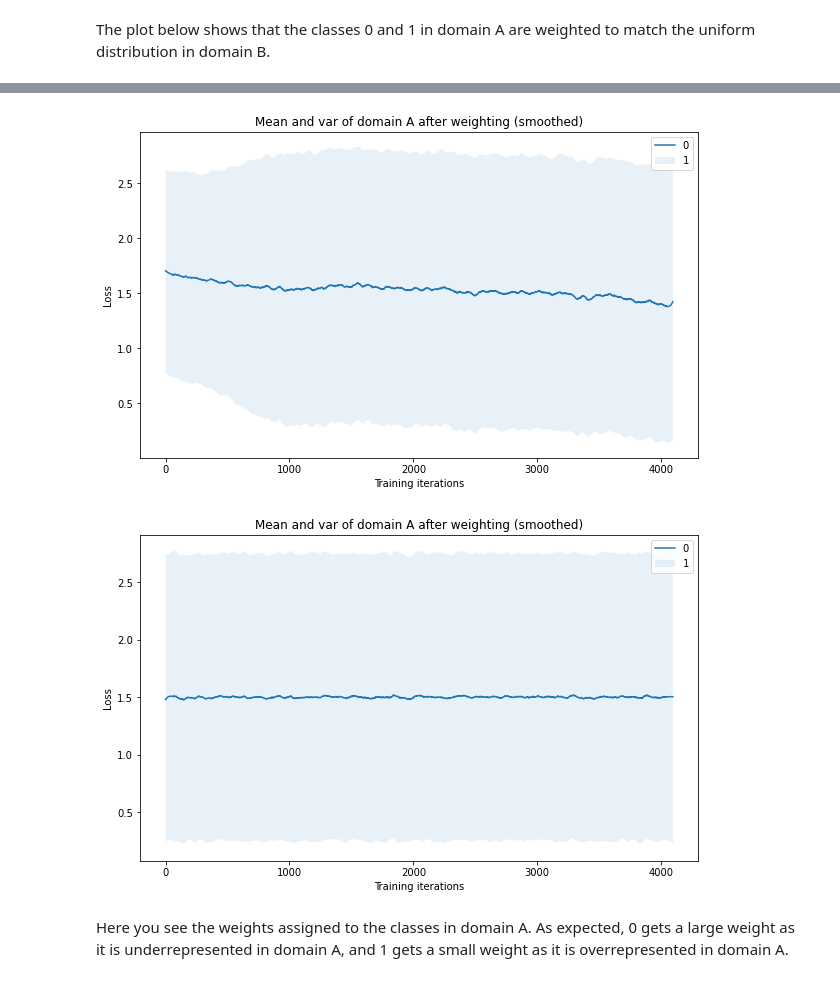
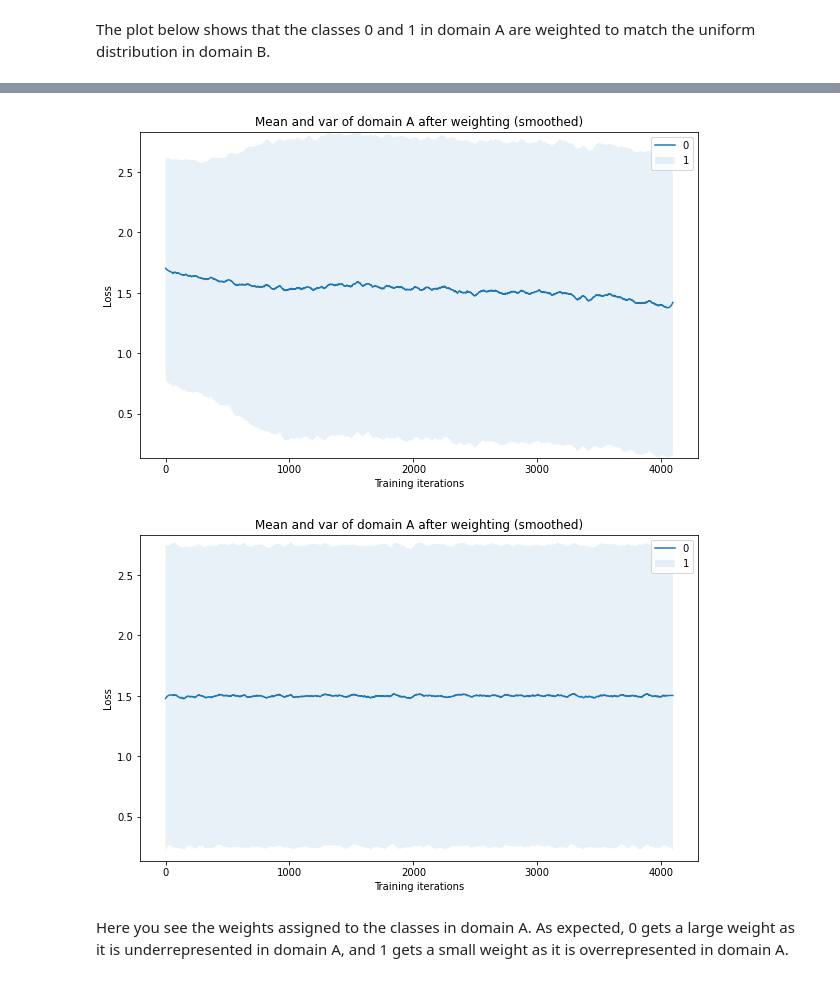
Before and after one commit to MichelleAppel/distribution-aware-image-to-image-translation, a Jupyter notebook: toy_examples/n_centered_moment.ipynb, the cells around one changed output, grey strips where cells are left out. Saved outputs shown, nothing was run; the diff lists cells and outputs as text; code cells hidden in the pictures.

```diff
--- a/toy_examples/n_centered_moment.ipynb
+++ b/toy_examples/n_centered_moment.ipynb
@@ -295,28 +293,28 @@ plt.show()
 # %%
 plt.figure(figsize=(10,6))
 plt.title('Mean and var of domain A after weighting (smoothed)')
 plt.xlabel('Training iterations')
 plt.ylabel('Loss')
-# plt.ylim(ymax = ymax, ymin = 0)
+plt.ylim(ymax = max(smoothed_means_A + smoothed_vars_A), ymin = min(smoothed_means_A - smoothed_vars_A))
 plt.plot(smoothed_means_A)
 for i in range(smoothed_means_A.shape[1]):
   plt.fill_between(np.arange(len(smoothed_means_A)), (smoothed_means_A - smoothed_vars_A)[:, i], (smoothed_means_A + smoothed_vars_A)[:, i], alpha=0.1)
 plt.legend(np.arange(len(dataset_A.distribution)))
 plt.show()
 
 plt.figure(figsize=(10,6))
 plt.title('Mean and var of domain A after weighting (smoothed)')
 plt.xlabel('Training iterations')
 plt.ylabel('Loss')
-# plt.ylim(ymax = ymax, ymin = 0)
+plt.ylim(ymax = max(smoothed_means_A + smoothed_vars_A), ymin = min(smoothed_means_A - smoothed_vars_A))
 plt.plot(smoothed_means_B)
 for i in range(smoothed_means_B.shape[1]):
   plt.fill_between(np.arange(len(smoothed_means_B)), (smoothed_means_B - smoothed_vars_B)[:, i], (smoothed_means_B + smoothed_vars_B)[:, i], alpha=0.1)
 plt.legend(np.arange(len(dataset_A.distribution)))
 plt.show()
 # %% [output]
-[figure, old version]
+[figure, new version]
-[figure, old version]
+[figure, new version]
 # %% [markdown]
 Here you see the weights assigned to the classes in domain A. As expected, 0 gets a large weight as it is underrepresented in domain A, and 1 gets a small weight as it is overrepresented in domain A.
 # %%
```
Also changed, not shown: parts of 3 cells of this notebook.
